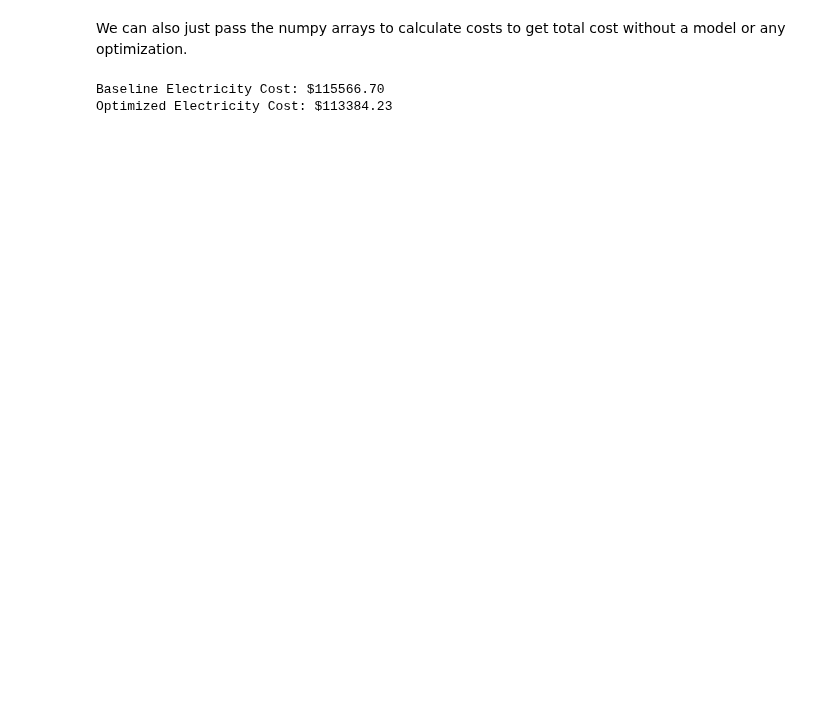
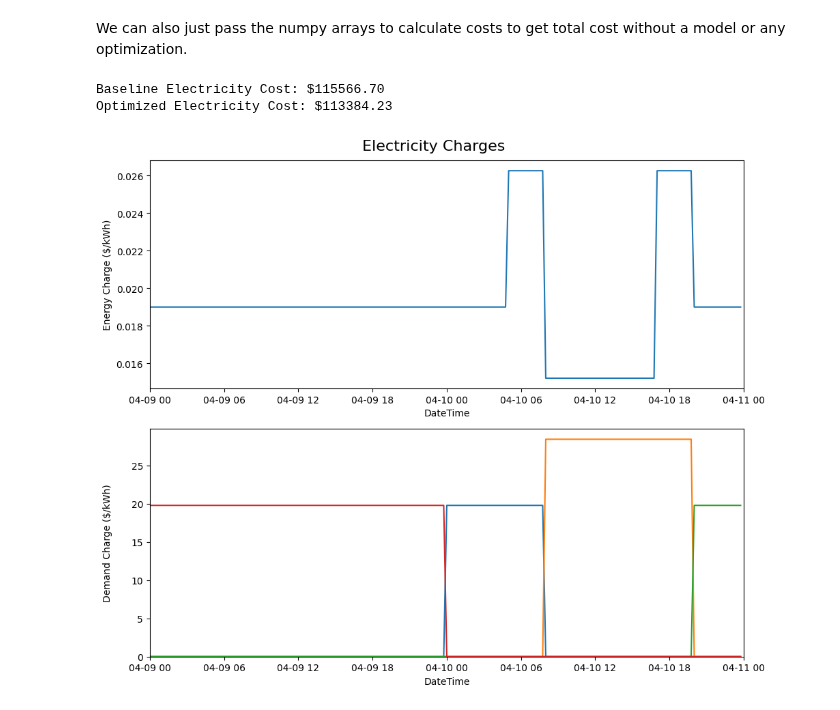
Before and after one commit to we3lab/eeco, a Jupyter notebook: examples/example_pyomo_jupyter.ipynb, the cells around one changed output. Saved outputs shown, nothing was run; the diff lists cells and outputs as text; code cells hidden in the pictures; blank space fills up the shorter version.

```diff
--- a/examples/example_pyomo_jupyter.ipynb
+++ b/examples/example_pyomo_jupyter.ipynb
@@ -235,3 +237,29 @@ print(f"Optimized Electricity Cost: ${optimized_electricity_cost:.2f}")
 # %% [output]
 Baseline Electricity Cost: $115566.70
 Optimized Electricity Cost: $113384.23
+# %%
+# create a subset of the charge_df for energy and demand charges
+charge_df = costs.get_charge_df(datetime(2023, 4, 9), datetime(2023, 4, 11), tariff_df)
+charge_df.head()
+
+energy_charge_df = charge_df.filter(like="energy")
+demand_charge_df = charge_df.filter(like="demand")
+
+# sum across all energy charges
+total_energy_charge = energy_charge_df.sum(axis=1)
+
+fig, ax= plt.subplots(2, 1, figsize=(10, 8))
+# plot the energy charges
+ax[0].plot(charge_df["DateTime"], total_energy_charge)
+ax[0].set(xlabel="DateTime", ylabel="Energy Charge ($/kWh)", xlim=(datetime(2023, 4, 9), datetime(2023, 4, 11)))
+
+# plot the demand charges
+ax[1].plot(charge_df["DateTime"], demand_charge_df)
+ax[1].set(xlabel="DateTime", ylabel="Demand Charge ($/kWh)", xlim=(datetime(2023, 4, 9), datetime(2023, 4, 11)), ylim=[0,None])
+
+fig.align_ylabels()
+fig.tight_layout()
+fig.suptitle("Electricity Charges",y=1.02, fontsize=16)
+plt.show()
+# %% [output]
+[figure, added]
```
Also changed, not shown: parts of 6 cells of this notebook, 8 other files.
